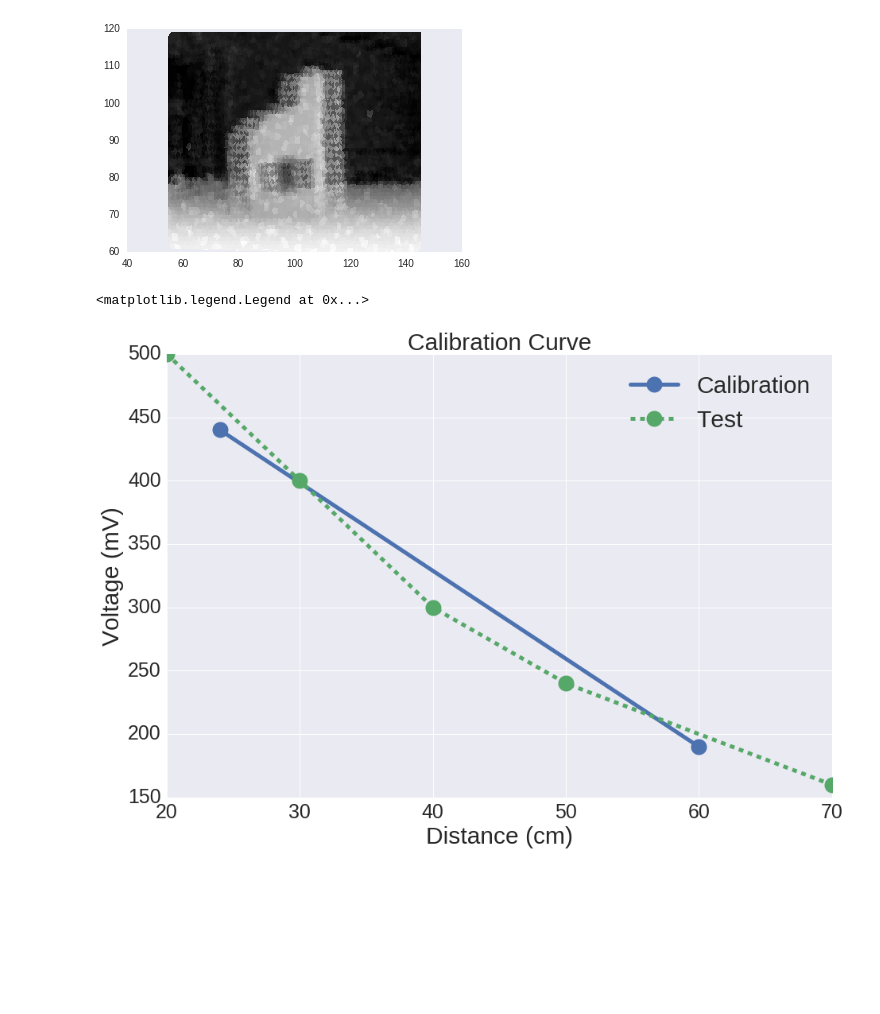
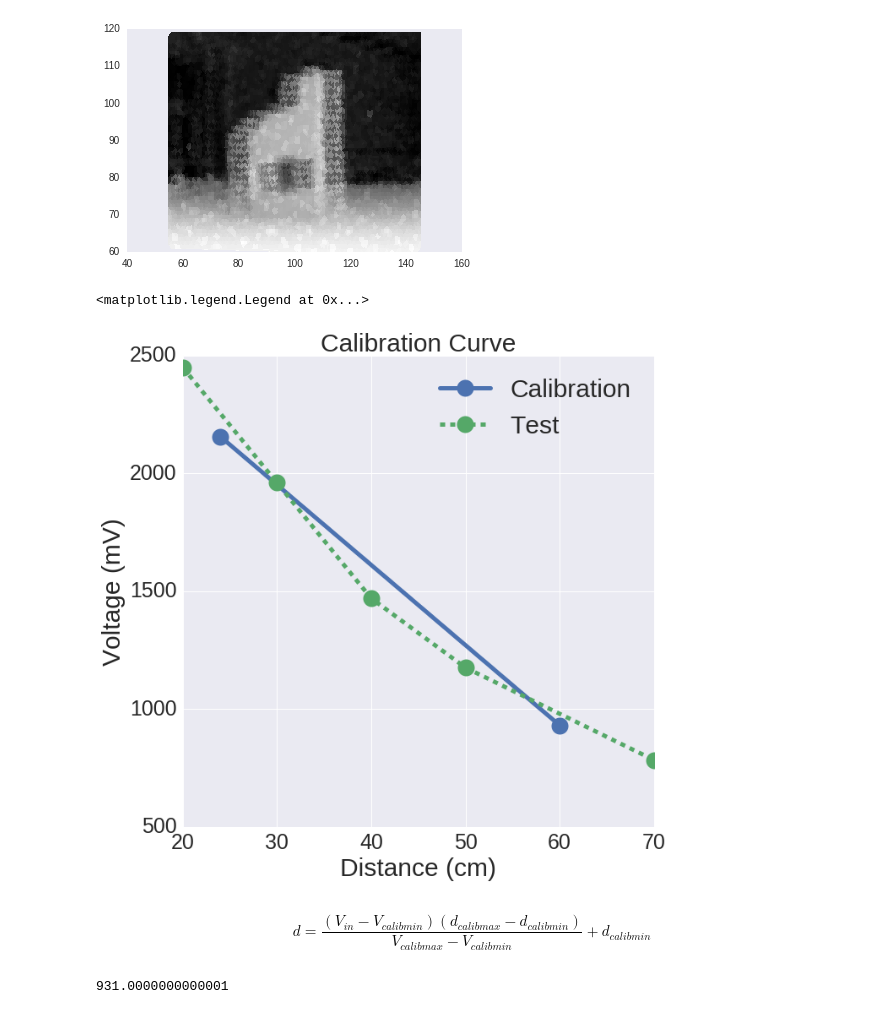
Before and after one commit to jaredbriskman/PoELab2, a Jupyter notebook: roughvis.ipynb, the cells around one changed output. Cells and saved outputs as stored; diff of their text form; code cells hidden in the pictures; blank space fills up the shorter version.

```diff
--- a/roughvis.ipynb
+++ b/roughvis.ipynb
@@ -104,18 +104,25 @@ plt.tripcolor(df2['x'],df2['y'],df2['z']).invert_xaxis()
 AttributeError: 'PolyCollection' object has no attribute 'invert_xaxis'
 [figure]
 # %%
-calib = pd.DataFrame([[24, 440],[60,190]],columns=['dist','voltage'])
-test = pd.DataFrame([[20, 500],[30,400],[40,300],[50,240],[70,160]],columns=['dist','voltage'])
+refV = 4.9
+calib = pd.DataFrame([[24, 440*refV],[60,190*refV]],columns=['dist','voltage'])
+test = pd.DataFrame([[20, 500*refV],[30,400*refV],[40,300*refV],[50,240*refV],[70,160*refV]],columns=['dist','voltage'])
 # %%
-fig, ax = plt.subplots(figsize=(15, 10))
+fig, ax = plt.subplots(figsize=(10, 10))
 line1, = ax.plot(calib['dist'], calib['voltage'], '-', marker='o', linewidth=5, markersize=20,label='Calibration')
 line2, = ax.plot(test['dist'], test['voltage'], '--', marker='o', linewidth=5,markersize=20,label='Test')
 ax.set_xlabel('Distance (cm)',fontsize=30)
 ax.set_ylabel('Voltage (mV)',fontsize=30)
 ax.set_title('Calibration Curve',fontsize=30)
 plt.xticks(fontsize=25)
 plt.yticks(fontsize=25)
 ax.legend(loc='upper right',fontsize=30)
 # %% [output]
 <matplotlib.legend.Legend at 0x...>
-[figure, old version]
+[figure, new version]
+# %% [markdown]
+$$ d=\frac{(V_{in}-V_{calibmin})(d_{calibmax}-d_{calibmin})}{V_{calibmax}-V_{calibmin}}+d_{calibmin} $$
+# %%
+190*refV
+# %% [output]
+931.0000000000001
```
Also changed, not shown: parts of 4 cells of this notebook.
